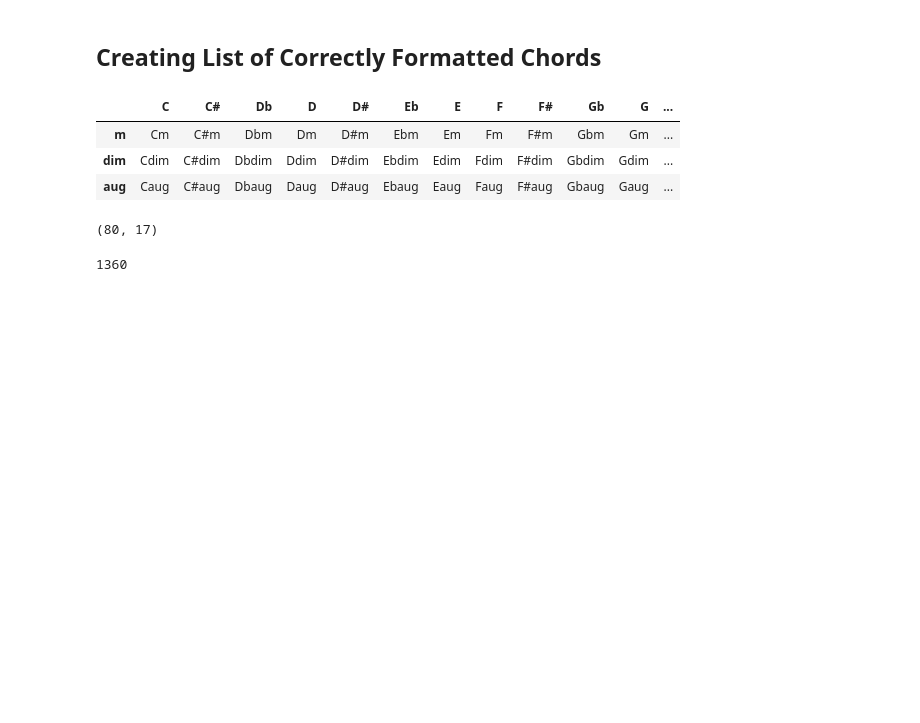
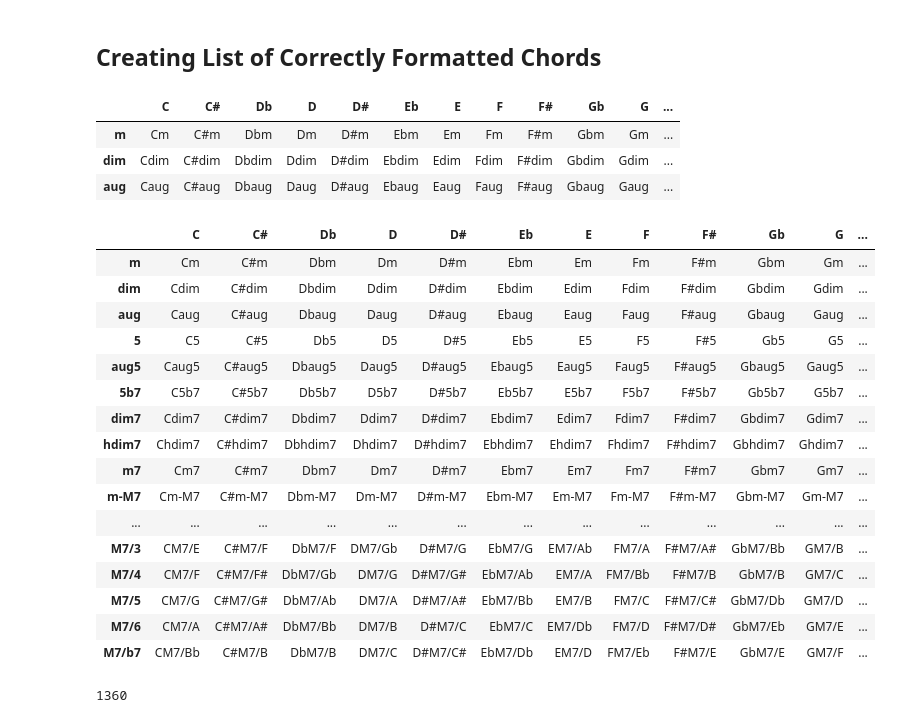
Before and after one commit to emilycardwell/final-project-cleaning, a Jupyter notebook: notebooks/new_cleaning.ipynb, the cells around one changed output. Drawn from its saved outputs; the diff is of its cells as text; code cells hidden in the pictures; blank space fills up the shorter version.

```diff
--- a/notebooks/new_cleaning.ipynb
+++ b/notebooks/new_cleaning.ipynb
@@ -180,9 +180,25 @@ def get_slash_notes(slash_indexes, columns):
     return slash_chord
 # %%
 slash_chords_df = pd.concat([chords_df, get_slash_notes(slash_indexes, chords_df.columns)])
-slash_chords_df.shape
+slash_chords_df
 # %% [output]
-(80, 17)
+|  | C | C# | Db | D | D# | Eb | E | F | F# | Gb | G | ... |
+| m | Cm | C#m | Dbm | Dm | D#m | Ebm | Em | Fm | F#m | Gbm | Gm | ... |
+| dim | Cdim | C#dim | Dbdim | Ddim | D#dim | Ebdim | Edim | Fdim | F#dim | Gbdim | Gdim | ... |
+| aug | Caug | C#aug | Dbaug | Daug | D#aug | Ebaug | Eaug | Faug | F#aug | Gbaug | Gaug | ... |
+| 5 | C5 | C#5 | Db5 | D5 | D#5 | Eb5 | E5 | F5 | F#5 | Gb5 | G5 | ... |
+| aug5 | Caug5 | C#aug5 | Dbaug5 | Daug5 | D#aug5 | Ebaug5 | Eaug5 | Faug5 | F#aug5 | Gbaug5 | Gaug5 | ... |
+| 5b7 | C5b7 | C#5b7 | Db5b7 | D5b7 | D#5b7 | Eb5b7 | E5b7 | F5b7 | F#5b7 | Gb5b7 | G5b7 | ... |
+| dim7 | Cdim7 | C#dim7 | Dbdim7 | Ddim7 | D#dim7 | Ebdim7 | Edim7 | Fdim7 | F#dim7 | Gbdim7 | Gdim7 | ... |
+| hdim7 | Chdim7 | C#hdim7 | Dbhdim7 | Dhdim7 | D#hdim7 | Ebhdim7 | Ehdim7 | Fhdim7 | F#hdim7 | Gbhdim7 | Ghdim7 | ... |
+| m7 | Cm7 | C#m7 | Dbm7 | Dm7 | D#m7 | Ebm7 | Em7 | Fm7 | F#m7 | Gbm7 | Gm7 | ... |
+| m-M7 | Cm-M7 | C#m-M7 | Dbm-M7 | Dm-M7 | D#m-M7 | Ebm-M7 | Em-M7 | Fm-M7 | F#m-M7 | Gbm-M7 | Gm-M7 | ... |
+| ... | ... | ... | ... | ... | ... | ... | ... | ... | ... | ... | ... | ... |
+| M7/3 | CM7/E | C#M7/F | DbM7/F | DM7/Gb | D#M7/G | EbM7/G | EM7/Ab | FM7/A | F#M7/A# | GbM7/Bb | GM7/B | ... |
+| M7/4 | CM7/F | C#M7/F# | DbM7/Gb | DM7/G | D#M7/G# | EbM7/Ab | EM7/A | FM7/Bb | F#M7/B | GbM7/B | GM7/C | ... |
+| M7/5 | CM7/G | C#M7/G# | DbM7/Ab | DM7/A | D#M7/A# | EbM7/Bb | EM7/B | FM7/C | F#M7/C# | GbM7/Db | GM7/D | ... |
+| M7/6 | CM7/A | C#M7/A# | DbM7/Bb | DM7/B | D#M7/C | EbM7/C | EM7/Db | FM7/D | F#M7/D# | GbM7/Eb | GM7/E | ... |
+| M7/b7 | CM7/Bb | C#M7/B | DbM7/B | DM7/C | D#M7/C# | EbM7/Db | EM7/D | FM7/Eb | F#M7/E | GbM7/E | GM7/F | ... |
 # %%
 80 * 17
 # %% [output]
```
Also changed, not shown: parts of 5 cells of this notebook.
